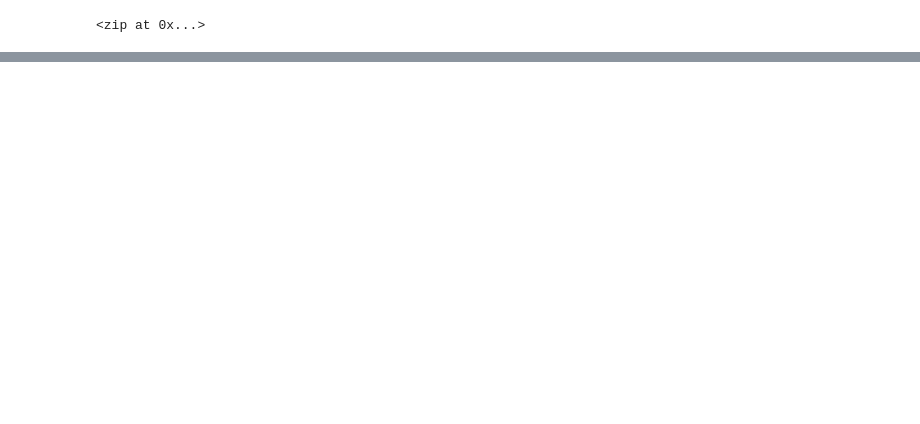
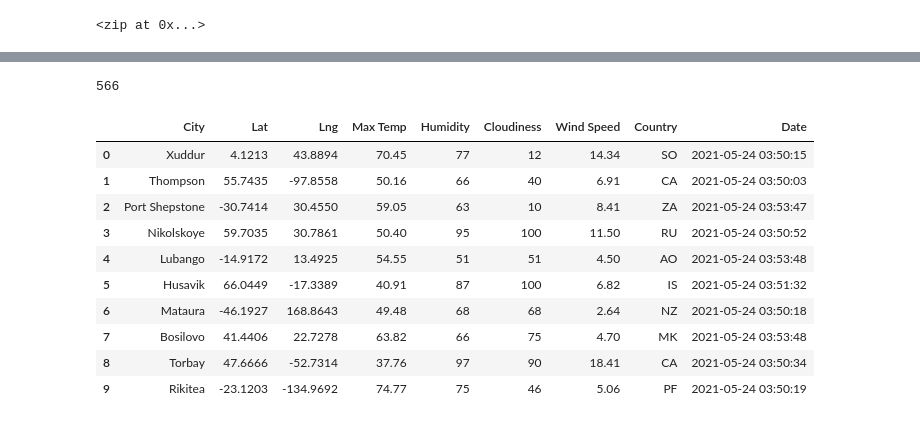
Before and after one commit to Subhangi-G/World_Weather_Analysis, a Jupyter notebook: WeatherPy.ipynb, the cells around one changed output, grey strips where cells are left out. Cells and saved outputs as stored; diff of their text form; code cells hidden in the pictures; blank space fills up the shorter version.

```diff
--- a/WeatherPy.ipynb
+++ b/WeatherPy.ipynb
@@ -34,0 +42,3 @@ len(cities)
+# %%
+# Bulding the basic url for the OpenWeatherMap
+url = "http://api.openweathermap.org/data/2.5/weather?units=Imperial&appid=" + weather_api_key
@@ -34,0 +128,20 @@ len(cities)
+# %%
+print(len(city_data))
+# %% [output]
+566
+# %%
+# Convert the array of dictionaries to a Pandas DataFrame.
+city_data_df = pd.DataFrame(city_data)
+city_data_df.head(10)
+# %% [output]
+|  | City | Lat | Lng | Max Temp | Humidity | Cloudiness | Wind Speed | Country | Date |
+| 0 | Xuddur | 4.1213 | 43.8894 | 70.45 | 77 | 12 | 14.34 | SO | 2021-05-24 03:50:15 |
+| 1 | Thompson | 55.7435 | -97.8558 | 50.16 | 66 | 40 | 6.91 | CA | 2021-05-24 03:50:03 |
+| 2 | Port Shepstone | -30.7414 | 30.4550 | 59.05 | 63 | 10 | 8.41 | ZA | 2021-05-24 03:53:47 |
+| 3 | Nikolskoye | 59.7035 | 30.7861 | 50.40 | 95 | 100 | 11.50 | RU | 2021-05-24 03:50:52 |
+| 4 | Lubango | -14.9172 | 13.4925 | 54.55 | 51 | 51 | 4.50 | AO | 2021-05-24 03:53:48 |
+| 5 | Husavik | 66.0449 | -17.3389 | 40.91 | 87 | 100 | 6.82 | IS | 2021-05-24 03:51:32 |
+| 6 | Mataura | -46.1927 | 168.8643 | 49.48 | 68 | 68 | 2.64 | NZ | 2021-05-24 03:50:18 |
+| 7 | Bosilovo | 41.4406 | 22.7278 | 63.82 | 66 | 75 | 4.70 | MK | 2021-05-24 03:53:48 |
+| 8 | Torbay | 47.6666 | -52.7314 | 37.76 | 97 | 90 | 18.41 | CA | 2021-05-24 03:50:34 |
+| 9 | Rikitea | -23.1203 | -134.9692 | 74.77 | 75 | 46 | 5.06 | PF | 2021-05-24 03:50:19 |
```
Also changed, not shown: parts of 5 cells of this notebook, 3 other files.
